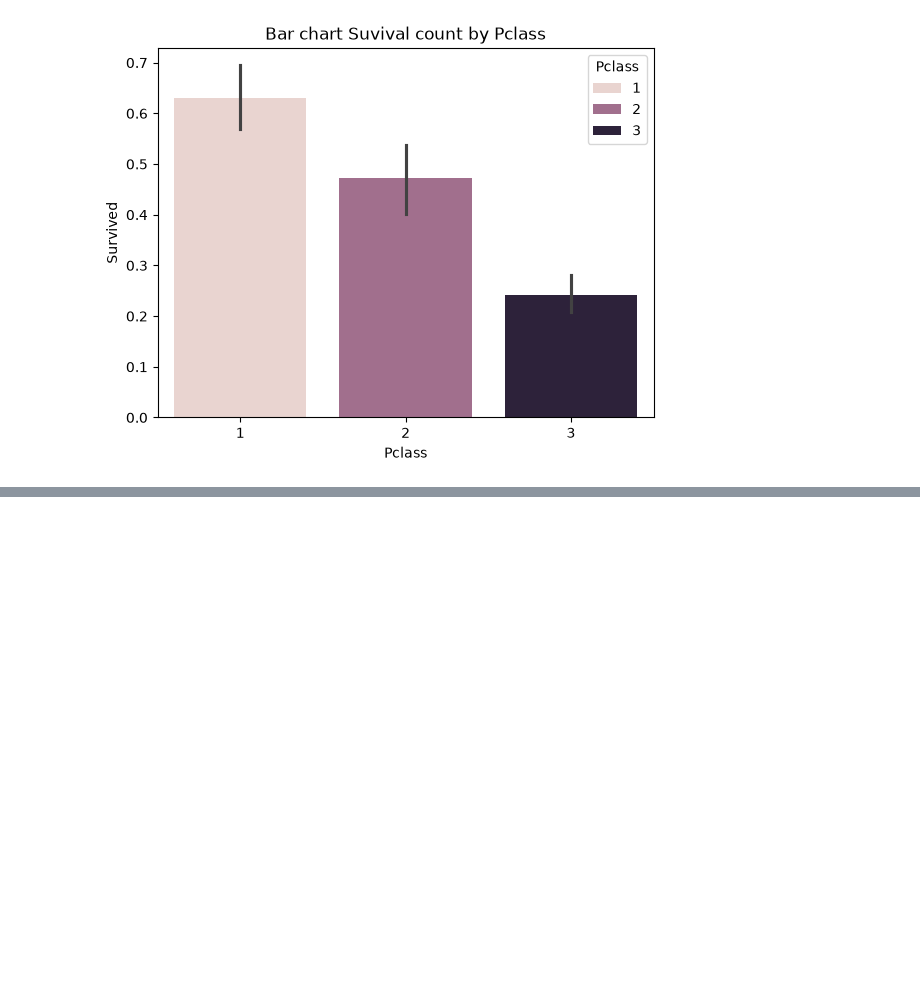
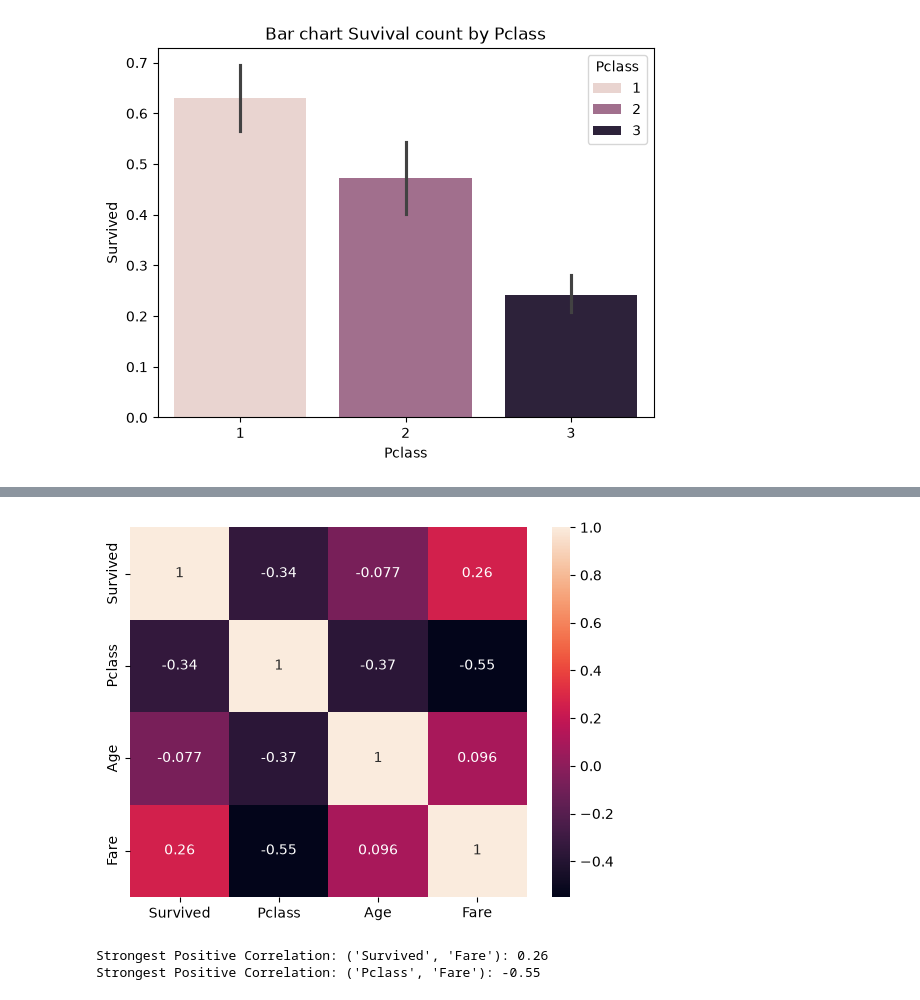
Before and after one commit to mrshakil015/Data-Science-and-Statistics-Python, a Jupyter notebook: nsda_data_science/job_1.ipynb, the cells around one changed output, grey strips where cells are left out. Cells and saved outputs as stored; diff of their text form; code cells hidden in the pictures; blank space fills up the shorter version.

```diff
--- a/nsda_data_science/job_1.ipynb
+++ b/nsda_data_science/job_1.ipynb
@@ -85,0 +111,4 @@ plt.show()
+# %%
+# Correlation matrix for the all neumeric column
+corr = df.corr(numeric_only=True)
+corr
@@ -85,0 +121,15 @@ plt.show()
+# %%
+# Correlation in heatmap
+sns.heatmap(corr, annot=True)
+plt.show()
+# %% [output]
+[figure, added]
+# %%
+# Found the strongest positive and strongest negative correlation
+unstack = corr.unstack()
+unstack = unstack[unstack != 1]
+print(f"Strongest Positive Correlation: {unstack.idxmax()}: {unstack.max().round(2)}")
+print(f"Strongest Positive Correlation: {unstack.idxmin()}: {unstack.min().round(2)}")
+# %% [output]
+Strongest Positive Correlation: ('Survived', 'Fare'): 0.26
+Strongest Positive Correlation: ('Pclass', 'Fare'): -0.55
```
Also changed, not shown: parts of 6 cells of this notebook, 1 other file.
